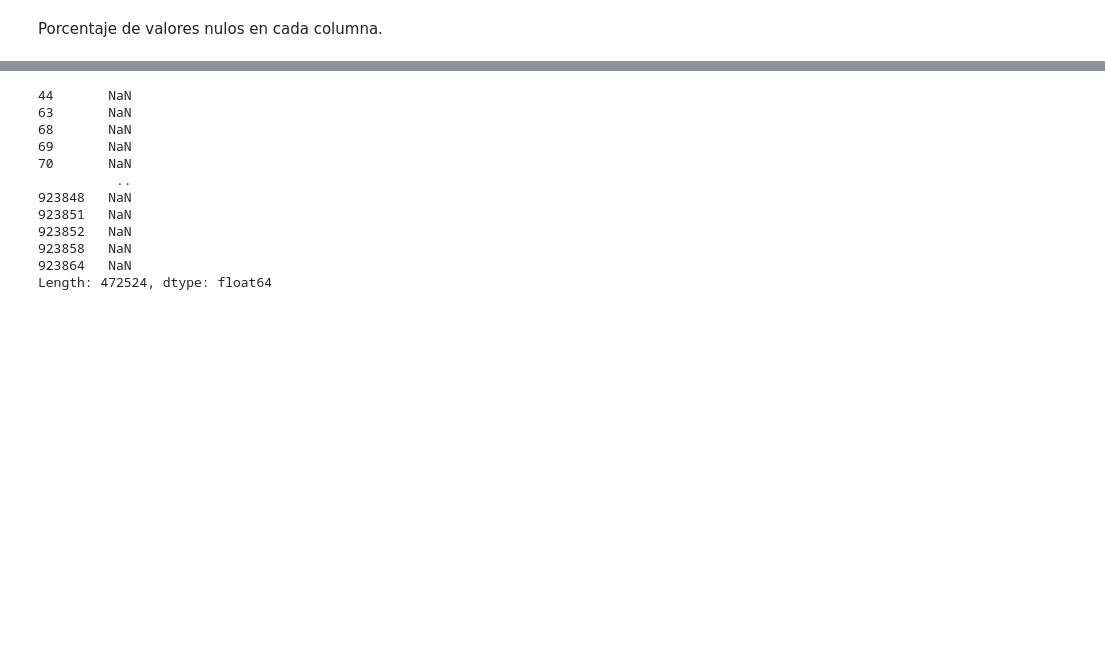
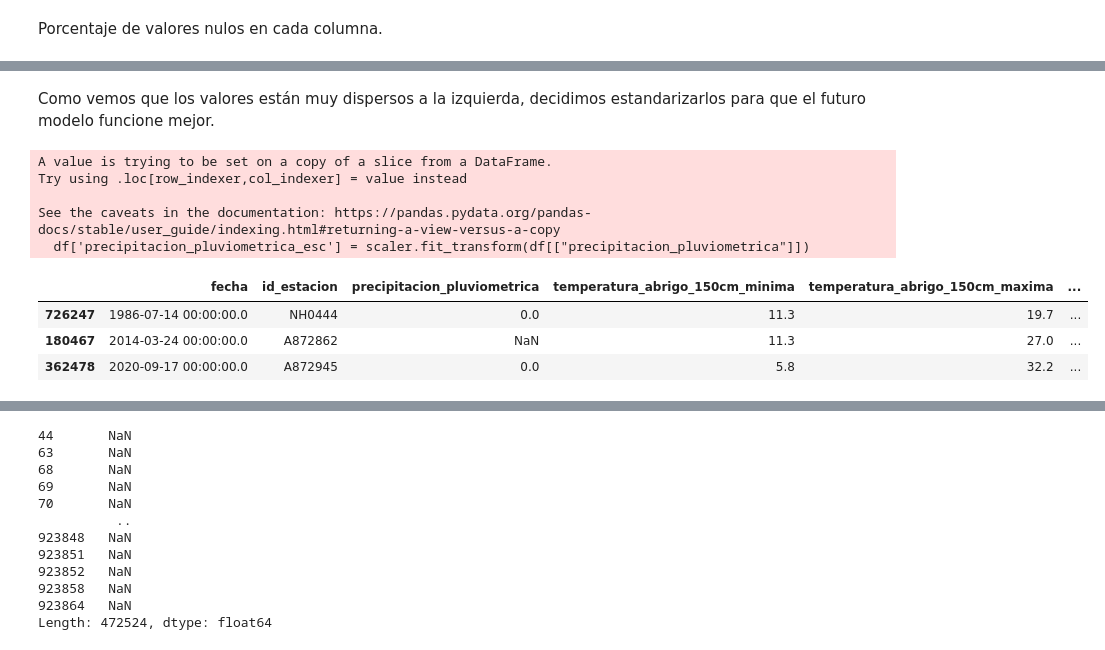
Before and after one commit to IS03/tp-dengue, a Jupyter notebook: EDA/EDA_clima.ipynb, the cells around one changed output, grey strips where cells are left out. Drawn from its saved outputs; the diff is of its cells as text; code cells hidden in the pictures; blank space fills up the shorter version.

```diff
--- a/EDA/EDA_clima.ipynb
+++ b/EDA/EDA_clima.ipynb
@@ -232,0 +303,2 @@ dtype: float64
+# %% [markdown]
+Como vemos que los valores están muy dispersos a la izquierda, decidimos estandarizarlos para que el futuro modelo funcione mejor.
@@ -232,0 +307,14 @@ dtype: float64
+# %%
+scaler = StandardScaler()
+df['precipitacion_pluviometrica_esc'] = scaler.fit_transform(df[["precipitacion_pluviometrica"]])
+df.sample(3)
+# %% [output]
+A value is trying to be set on a copy of a slice from a DataFrame.
+Try using .loc[row_indexer,col_indexer] = value instead
+
+See the caveats in the documentation: https://pandas.pydata.org/pandas-docs/stable/user_guide/indexing.html#returning-a-view-versus-a-copy
+  df['precipitacion_pluviometrica_esc'] = scaler.fit_transform(df[["precipitacion_pluviometrica"]])
+|  | fecha | id_estacion | precipitacion_pluviometrica | temperatura_abrigo_150cm_minima | temperatura_abrigo_150cm_maxima | ... |
+| 726247 | 1986-07-14 00:00:00.0 | NH0444 | 0.0 | 11.3 | 19.7 | ... |
+| 180467 | 2014-03-24 00:00:00.0 | A872862 | NaN | 11.3 | 27.0 | ... |
+| 362478 | 2020-09-17 00:00:00.0 | A872945 | 0.0 | 5.8 | 32.2 | ... |
```
Also changed, not shown: parts of 24 cells of this notebook, 2 other files.
